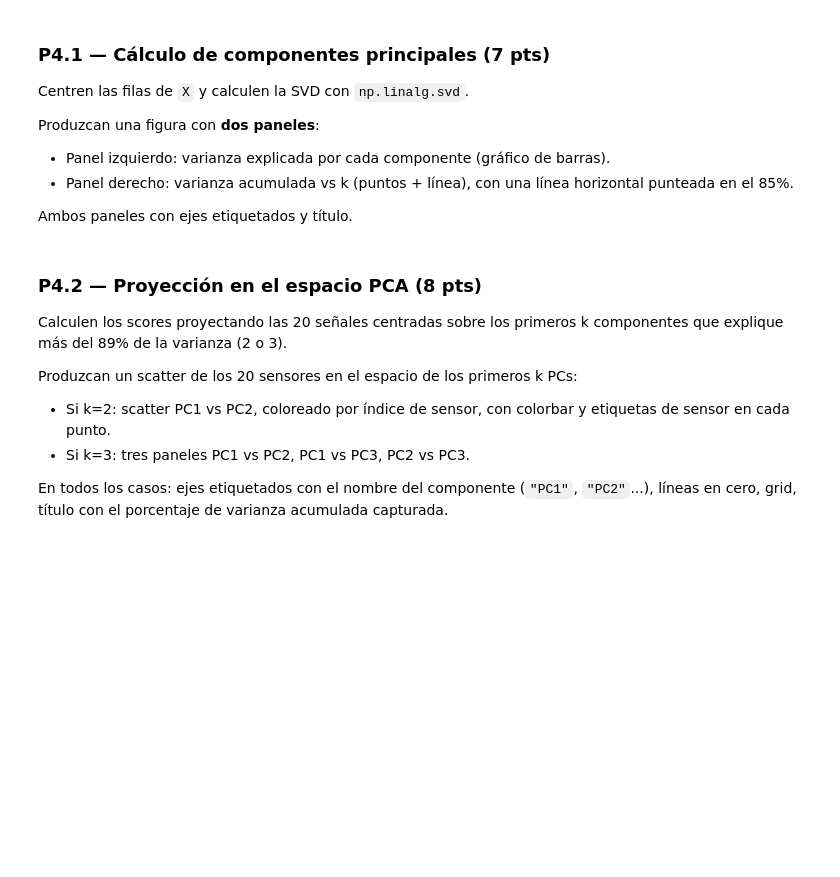
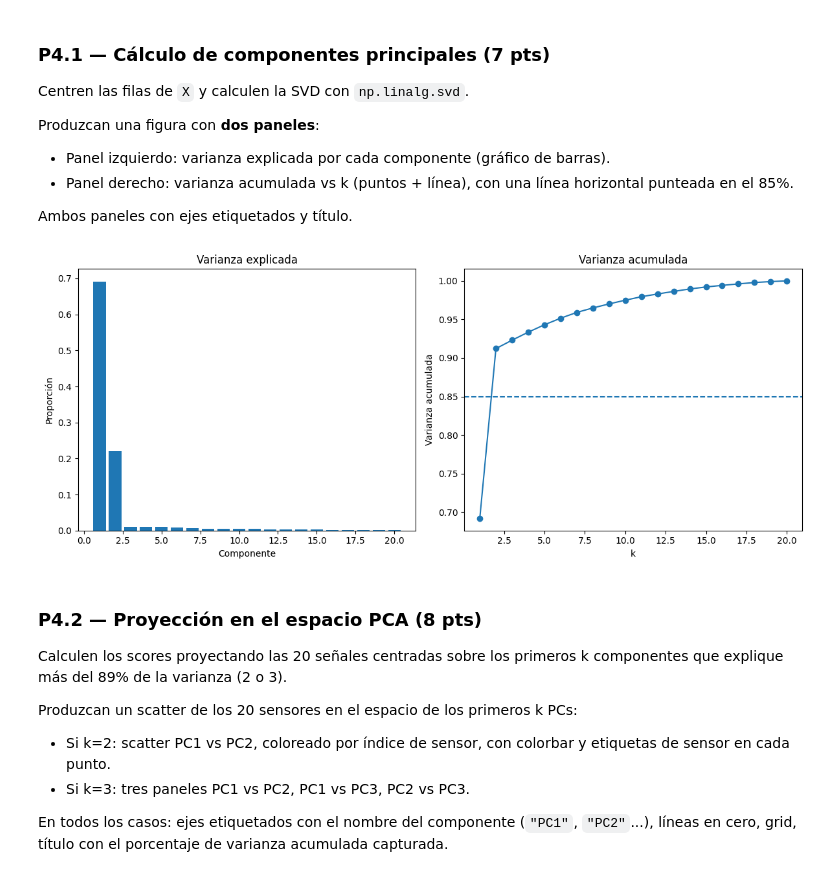
Before and after one commit to manubastidas/programacionCientifica, a Jupyter notebook: Evaluacion/marulanda_osorno_evaluacion1.ipynb, the cells around one changed output. Drawn from its saved outputs; the diff is of its cells as text; code cells hidden in the pictures; blank space fills up the shorter version.

```diff
--- a/Evaluacion/marulanda_osorno_evaluacion1.ipynb
+++ b/Evaluacion/marulanda_osorno_evaluacion1.ipynb
@@ -382,6 +385,49 @@ Produzcan una figura con **dos paneles**:
   horizontal punteada en el 85%.
 
 Ambos paneles con ejes etiquetados y título.
+# %%
+X_centered = X - X.mean(axis=1, keepdims=True)
+
+U, S, Vt = np.linalg.svd(X_centered, full_matrices=False)
+
+varianza = S**2
+
+explained_ratio = varianza / np.sum(varianza)
+
+cum_ratio = np.cumsum(explained_ratio)
+
+fig, ax = plt.subplots(1,2, figsize=(12,5))
+
+# Barras
+ax[0].bar(
+    np.arange(1,len(explained_ratio)+1),
+    explained_ratio
+)
+
+ax[0].set_title("Varianza explicada")
+ax[0].set_xlabel("Componente")
+ax[0].set_ylabel("Proporción")
+
+# Acumulada
+ax[1].plot(
+    np.arange(1,len(cum_ratio)+1),
+    cum_ratio,
+    marker='o'
+)
+
+ax[1].axhline(
+    0.85,
+    linestyle='--'
+)
+
+ax[1].set_title("Varianza acumulada")
+ax[1].set_xlabel("k")
+ax[1].set_ylabel("Varianza acumulada")
+
+plt.tight_layout()
+plt.show()
+# %% [output]
+[figure, added]
 # %% [markdown]
 ### P4.2 — Proyección en el espacio PCA (8 pts)
 
```
Also changed, not shown: parts of 2 cells of this notebook.
